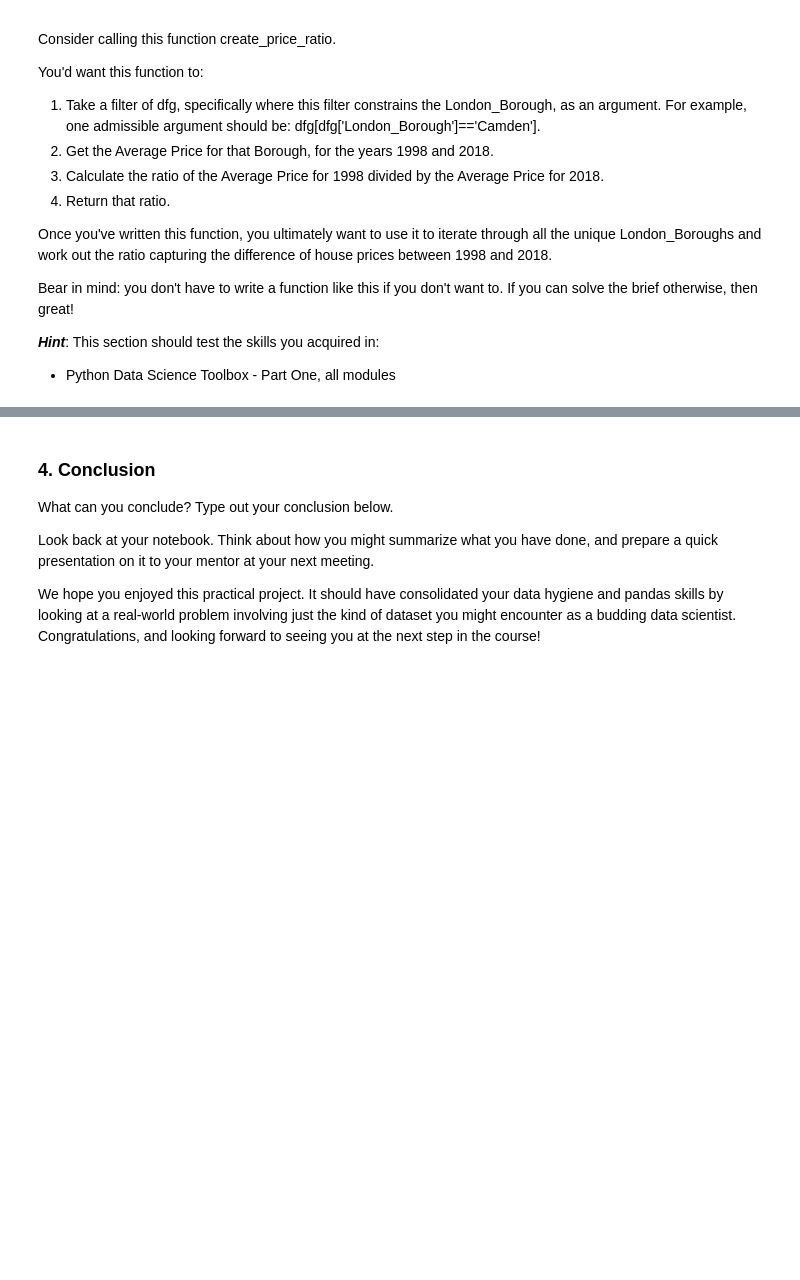
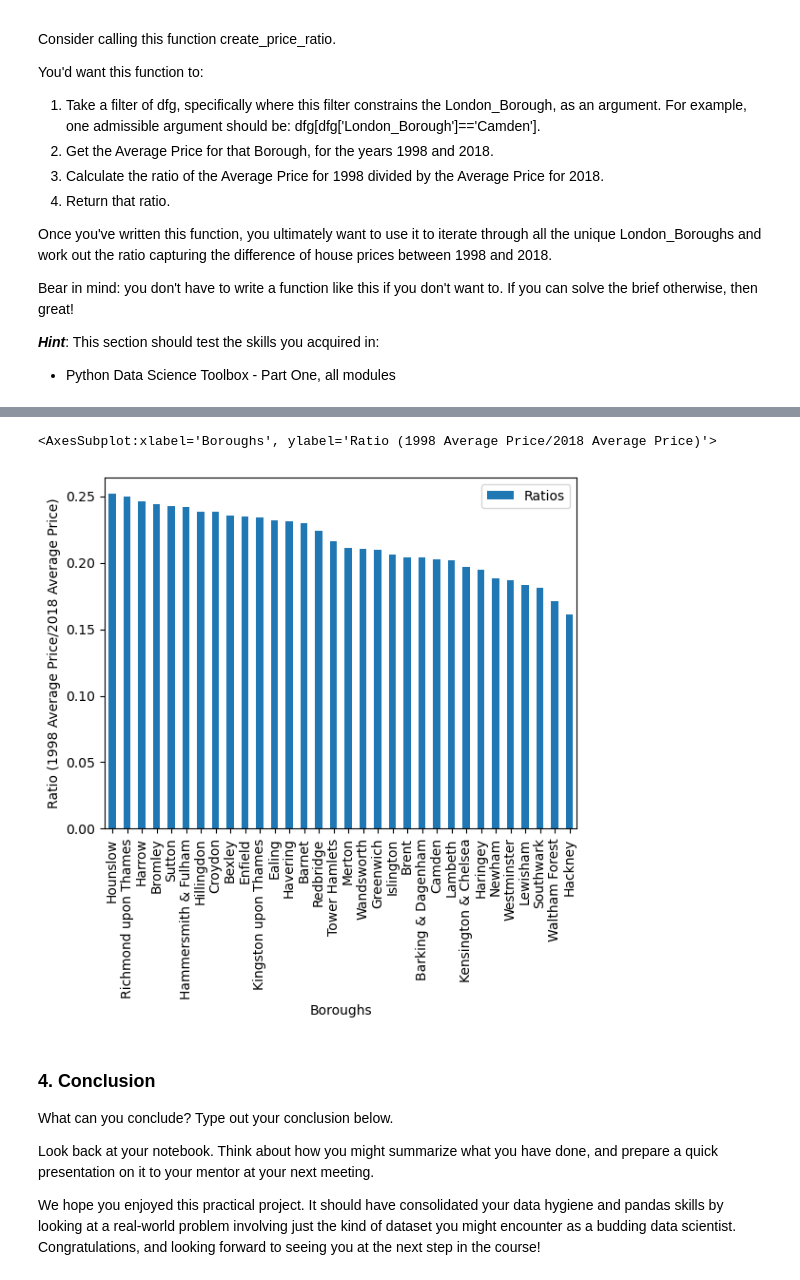
Before and after one commit to tslaFDs/Springboard, a Jupyter notebook: Other/London Project_Unit 4 Challenge - Tier 3.ipynb, the cells around one changed output, grey strips where cells are left out. Saved outputs shown, nothing was run; the diff lists cells and outputs as text; code cells hidden in the pictures; blank space fills up the shorter version.

```diff
--- a/Other/London Project_Unit 4 Challenge - Tier 3.ipynb
+++ b/Other/London Project_Unit 4 Challenge - Tier 3.ipynb
@@ -335,0 +446,9 @@ create_price_ratio('City of London')
+# %%
+def create_price_ratio(filtered_df): #filtered_df can be given in this format: properties_g[properties_g['Boroughs'] == 'Barking & Dagenham']
+
+    p1998 = filtered_df[filtered_df['Year'] == 1998].iloc[0]['Average prices']
+    p2018 = filtered_df[filtered_df['Year'] == 2018].iloc[0]['Average prices']
+
+    ratio = p1998/p2018
+
+    return ratio
@@ -335,0 +459,5 @@ create_price_ratio('City of London')
+# %%
+ratios = []
+for borough in properties_g['Boroughs'].unique():
+    ratios.append(create_price_ratio(properties_g[properties_g['Boroughs'] == borough]))
+ratios
@@ -335,0 +482,4 @@ create_price_ratio('City of London')
+# %%
+d = {'Boroughs':list(properties_g['Boroughs'].unique()), 'Ratios':ratios}
+borough_ratios = pd.DataFrame(data=d)
+borough_ratios.head()
@@ -335,0 +493,3 @@ create_price_ratio('City of London')
+# %%
+borough_ratios.sort_values(by=['Ratios'], ascending=False, inplace=True)
+borough_ratios
@@ -336,3 +514,13 @@ create_price_ratio('City of London')
+# %%
+borough_ratios.plot.bar(
+    x='Boroughs',
+    y='Ratios',
+    ylabel='Ratio (1998 Average Price/2018 Average Price)'
+    )
+# plt.xticks(fontsize='xx-small')
+# %% [output]
+<AxesSubplot:xlabel='Boroughs', ylabel='Ratio (1998 Average Price/2018 Average Price)'>
+[figure, added]
 # %% [markdown]
 ### 4. Conclusion
 What can you conclude? Type out your conclusion below.
```
Also changed, not shown: parts of 40 cells of this notebook, 1 other file.
